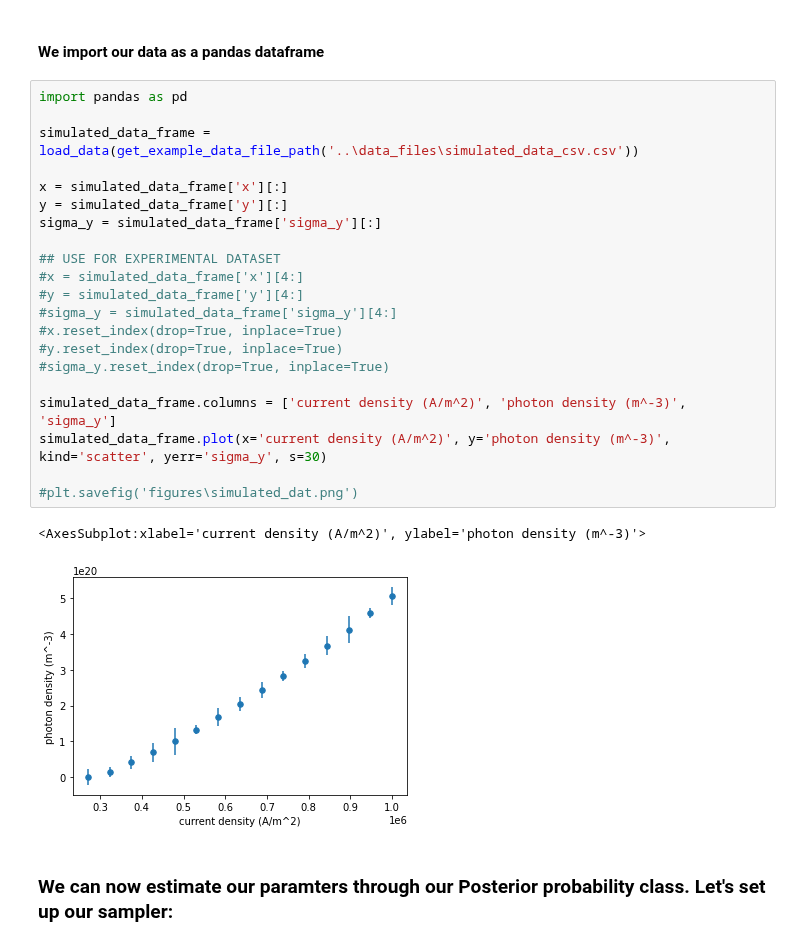
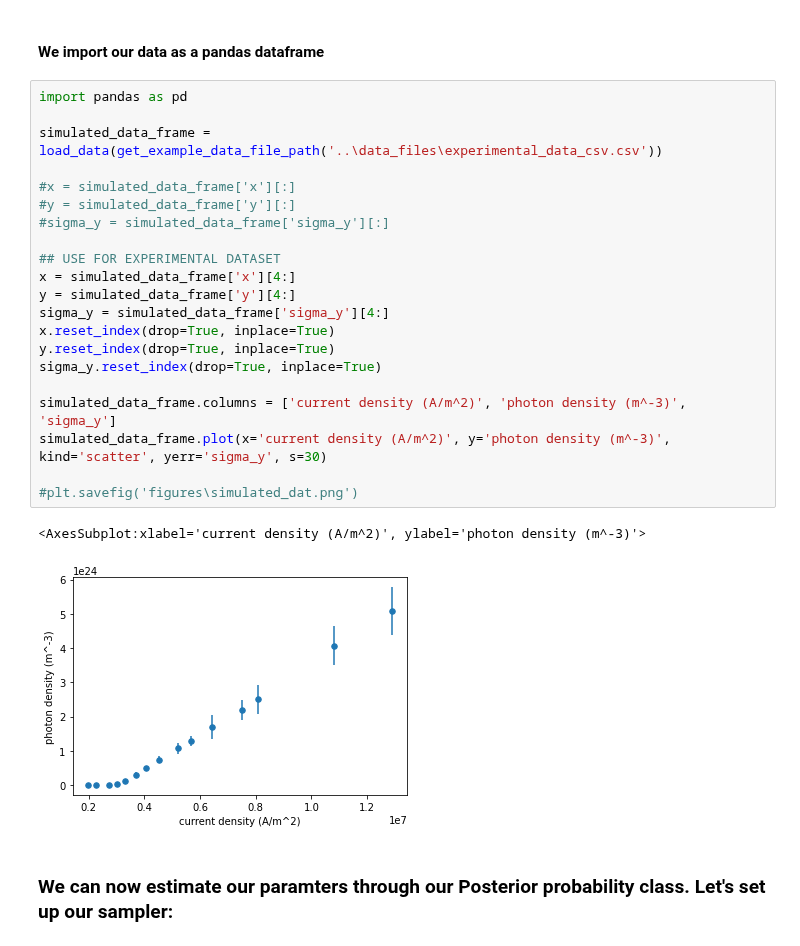
Before and after one commit to phys201/qd_laser_dynamics, a Jupyter notebook: tutorial.ipynb, the cells around one changed output. Saved outputs shown, nothing was run; the diff lists cells and outputs as text.

Commit message:
attempt_at_fitting_experimental_data

```diff
--- a/tutorial.ipynb
+++ b/tutorial.ipynb
@@ -90,27 +90,27 @@ Here we upload our simulation data. This data follows directly from the solution
 # %%
 import pandas as pd
 
-simulated_data_frame = load_data(get_example_data_file_path('..\data_files\simulated_data_csv.csv'))
+simulated_data_frame = load_data(get_example_data_file_path('..\data_files\experimental_data_csv.csv'))
 
-x = simulated_data_frame['x'][:]
-y = simulated_data_frame['y'][:]
-sigma_y = simulated_data_frame['sigma_y'][:]
+#x = simulated_data_frame['x'][:]
+#y = simulated_data_frame['y'][:]
+#sigma_y = simulated_data_frame['sigma_y'][:]
 
 ## USE FOR EXPERIMENTAL DATASET
-#x = simulated_data_frame['x'][4:]
-#y = simulated_data_frame['y'][4:]
-#sigma_y = simulated_data_frame['sigma_y'][4:]
-#x.reset_index(drop=True, inplace=True)
-#y.reset_index(drop=True, inplace=True)
-#sigma_y.reset_index(drop=True, inplace=True)
+x = simulated_data_frame['x'][4:]
+y = simulated_data_frame['y'][4:]
+sigma_y = simulated_data_frame['sigma_y'][4:]
+x.reset_index(drop=True, inplace=True)
+y.reset_index(drop=True, inplace=True)
+sigma_y.reset_index(drop=True, inplace=True)
 
 simulated_data_frame.columns = ['current density (A/m^2)', 'photon density (m^-3)', 'sigma_y']
 simulated_data_frame.plot(x='current density (A/m^2)', y='photon density (m^-3)', kind='scatter', yerr='sigma_y', s=30)
 
 #plt.savefig('figures\simulated_dat.png')
 # %% [output]
 <AxesSubplot:xlabel='current density (A/m^2)', ylabel='photon density (m^-3)'>
-[figure, old version]
+[figure, new version]
 # %% [markdown]
 ### We can now estimate our paramters through our Posterior probability class.  Let's set up our sampler:
 # %% [markdown]
```
Also changed, not shown: parts of 10 cells of this notebook, 1 other file.
